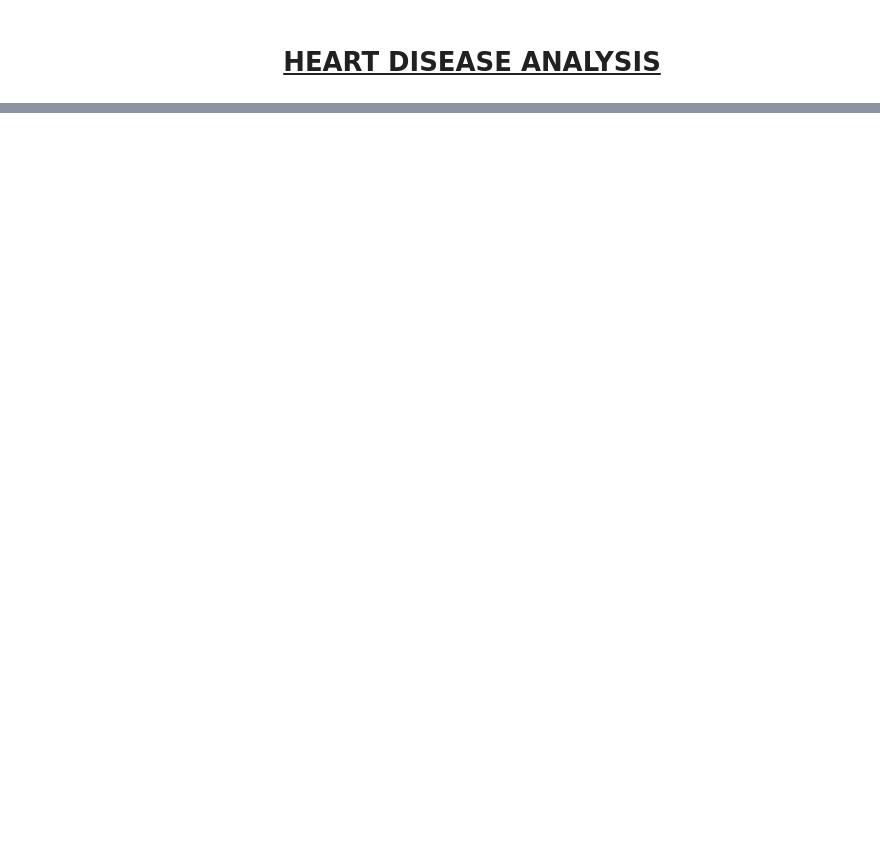
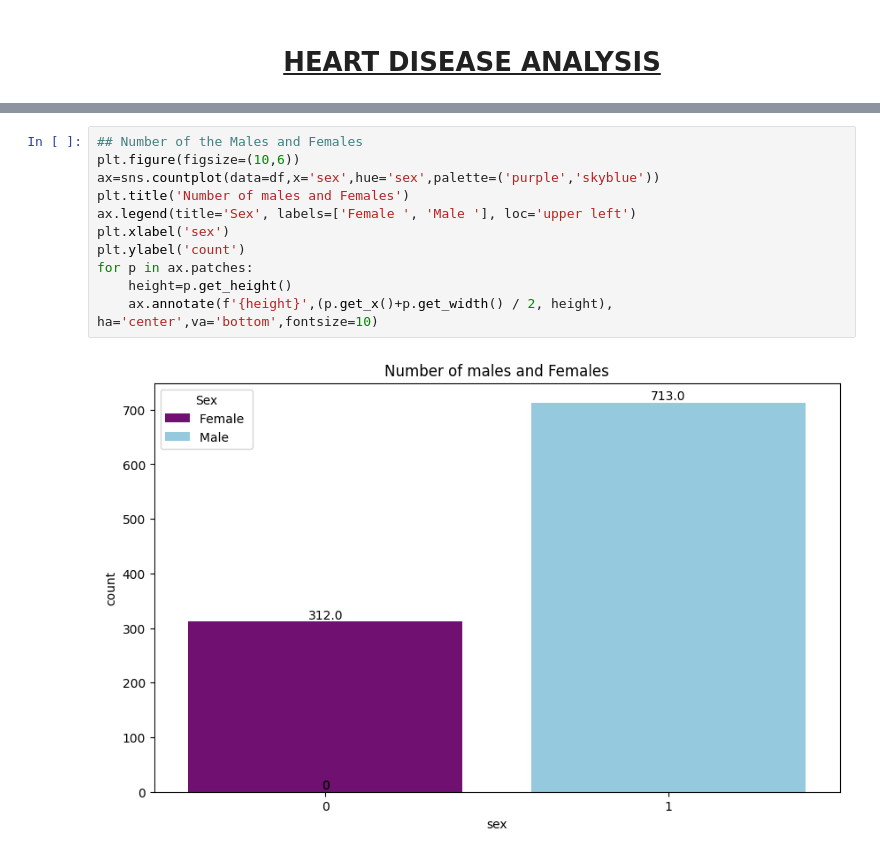
Before and after one commit to Felo10coder/Heart-Disease-Analysis, a Jupyter notebook: heartdiseasenotebook.ipynb, the cells around one changed output, grey strips where cells are left out. Cells and saved outputs as stored; diff of their text form; blank space fills up the shorter version.

```diff
--- a/heartdiseasenotebook.ipynb
+++ b/heartdiseasenotebook.ipynb
@@ -30,0 +187,13 @@ Heart disease remains one of the leading causes of death worldwide, placing a si
+# %%
+## Number of the Males and Females
+plt.figure(figsize=(10,6))
+ax=sns.countplot(data=df,x='sex',hue='sex',palette=('purple','skyblue'))
+plt.title('Number of males and Females')
+ax.legend(title='Sex', labels=['Female ', 'Male '], loc='upper left')
+plt.xlabel('sex')
+plt.ylabel('count')
+for p in ax.patches:
+    height=p.get_height()
+    ax.annotate(f'{height}',(p.get_x()+p.get_width() / 2, height), ha='center',va='bottom',fontsize=10)
+# %% [output]
+[figure, added]
```
Also changed, not shown: parts of 19 cells of this notebook.
